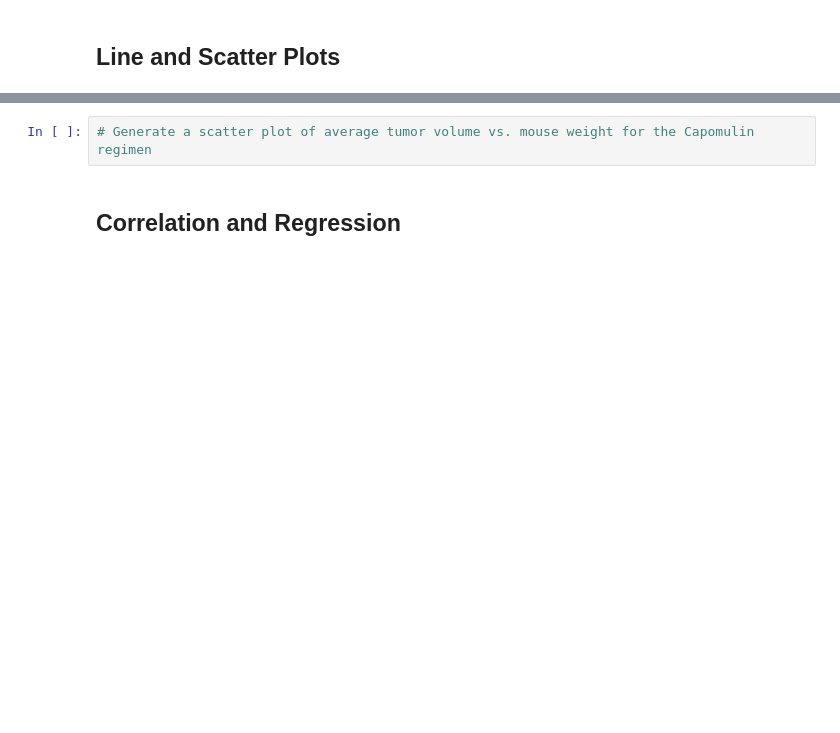
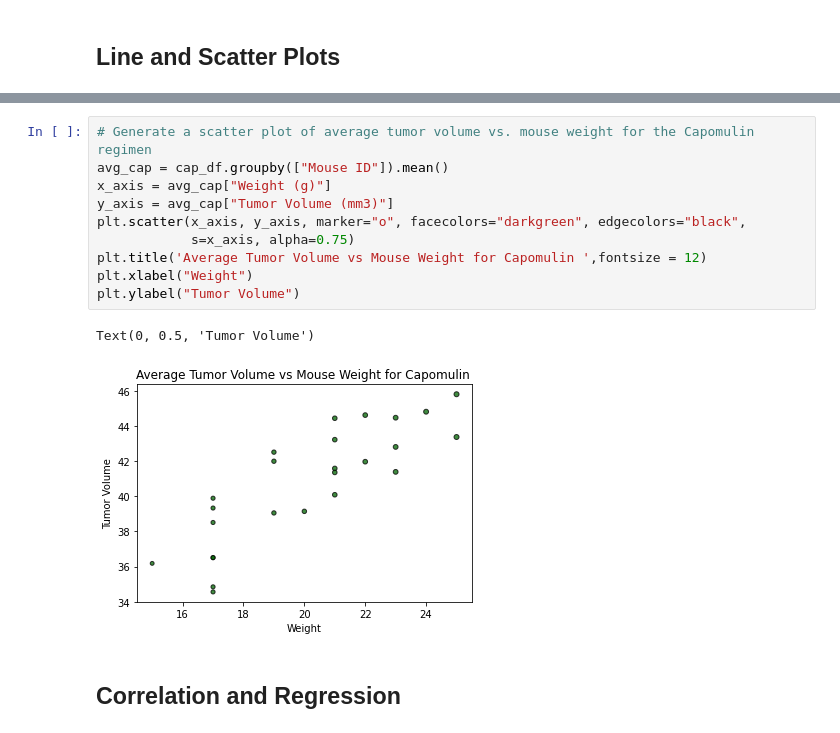
Before and after one commit to Claude-Hanfou/Pymaceuticals-Analysis, a Jupyter notebook: Pymaceuticals/Pymaceutical_start.ipynb, the cells around one changed output, grey strips where cells are left out. Saved outputs shown, nothing was run; the diff lists cells and outputs as text; blank space fills up the shorter version.

```diff
--- a/Pymaceuticals/Pymaceuticals_start.ipynb
+++ b/Pymaceuticals/Pymaceutical_start.ipynb
@@ -424,5 +415,16 @@ plt.show()
-# %%
-# Generate a scatter plot of average tumor volume vs. mouse weight for the Capomulin regimen
+# %%
+# Generate a scatter plot of average tumor volume vs. mouse weight for the Capomulin regimen
+avg_cap = cap_df.groupby(["Mouse ID"]).mean()
+x_axis = avg_cap["Weight (g)"]
+y_axis = avg_cap["Tumor Volume (mm3)"]
+plt.scatter(x_axis, y_axis, marker="o", facecolors="darkgreen", edgecolors="black",
+            s=x_axis, alpha=0.75)
+plt.title('Average Tumor Volume vs Mouse Weight for Capomulin ',fontsize = 12)
+plt.xlabel("Weight")
+plt.ylabel("Tumor Volume")
+# %% [output]
+Text(0, 0.5, 'Tumor Volume')
+[figure, added]
 # %% [markdown]
 ## Correlation and Regression
 # %%
```
Also changed, not shown: parts of 3 cells of this notebook.
